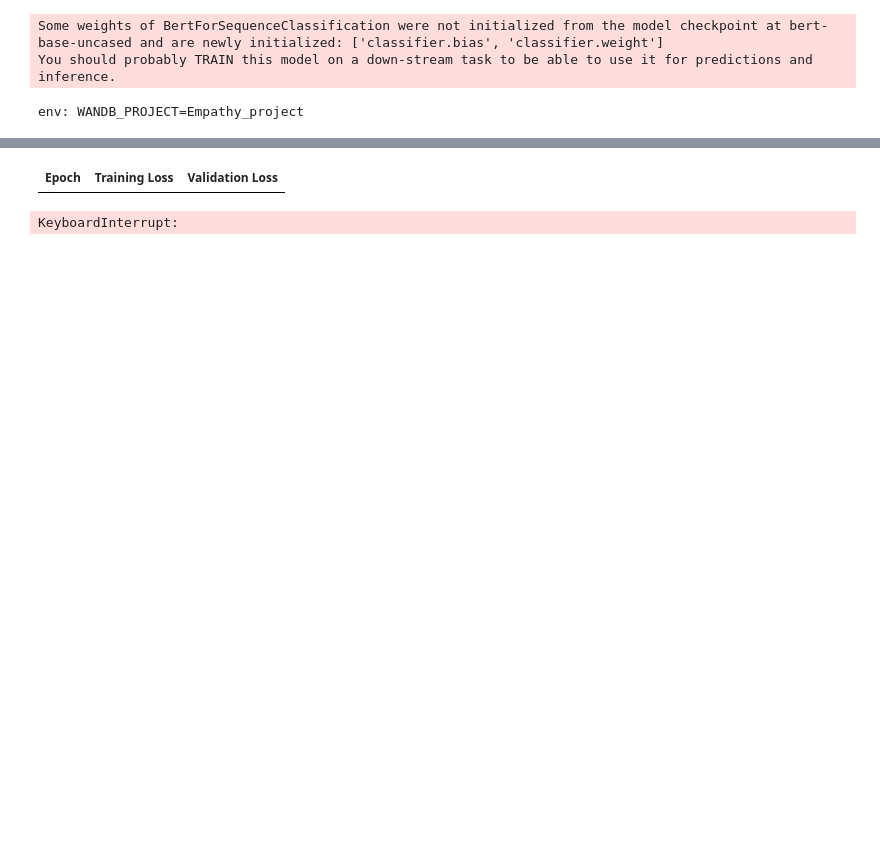
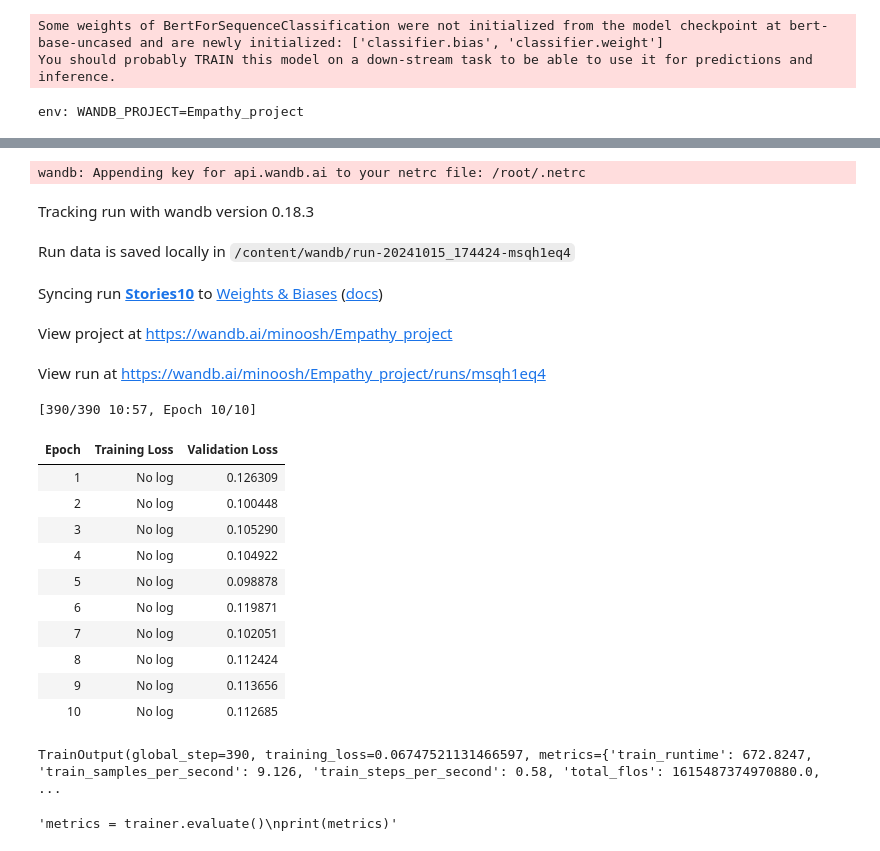
Before and after one commit to minooshayan97/Empathy_project, a Jupyter notebook: Fine_tune1.ipynb, the cells around one changed output, grey strips where cells are left out. Cells and saved outputs as stored; diff of their text form; code cells hidden in the pictures; blank space fills up the shorter version.

```diff
--- a/Fine_tune1.ipynb
+++ b/Fine_tune1.ipynb
@@ -85,6 +86,7 @@ trainer = Trainer(
     args=training_args,
     train_dataset=ds_train,
     eval_dataset=ds_val,
+    report_to='wandb'
 )
 
 trainer.train()
@@ -93,6 +97,25 @@ trainer.train()
+wandb: Appending key for api.wandb.ai to your netrc file: /root/.netrc
+Tracking run with wandb version 0.18.3
+Run data is saved locally in /content/wandb/run-20241015_174424-msqh1eq4
+Syncing run Stories10 to Weights & Biases (docs)
+View project at https://wandb.ai/minoosh/Empathy_project
+View run at https://wandb.ai/minoosh/Empathy_project/runs/msqh1eq4
+[390/390 10:57, Epoch 10/10]
 | Epoch | Training Loss | Validation Loss |
+| 1 | No log | 0.126309 |
+| 2 | No log | 0.100448 |
+| 3 | No log | 0.105290 |
+| 4 | No log | 0.104922 |
+| 5 | No log | 0.098878 |
+| 6 | No log | 0.119871 |
+| 7 | No log | 0.102051 |
+| 8 | No log | 0.112424 |
+| 9 | No log | 0.113656 |
+| 10 | No log | 0.112685 |
-KeyboardInterrupt:
+TrainOutput(global_step=390, training_loss=0.06747521131466597, metrics={'train_runtime': 672.8247, 'train_samples_per_second': 9.126, 'train_steps_per_second': 0.58, 'total_flos': 1615487374970880.0, ...
 # %%
 '''metrics = trainer.evaluate()
 print(metrics)'''
+# %% [output]
+'metrics = trainer.evaluate()\nprint(metrics)'
 # %%
```
Also changed, not shown: parts of 9 cells of this notebook.
